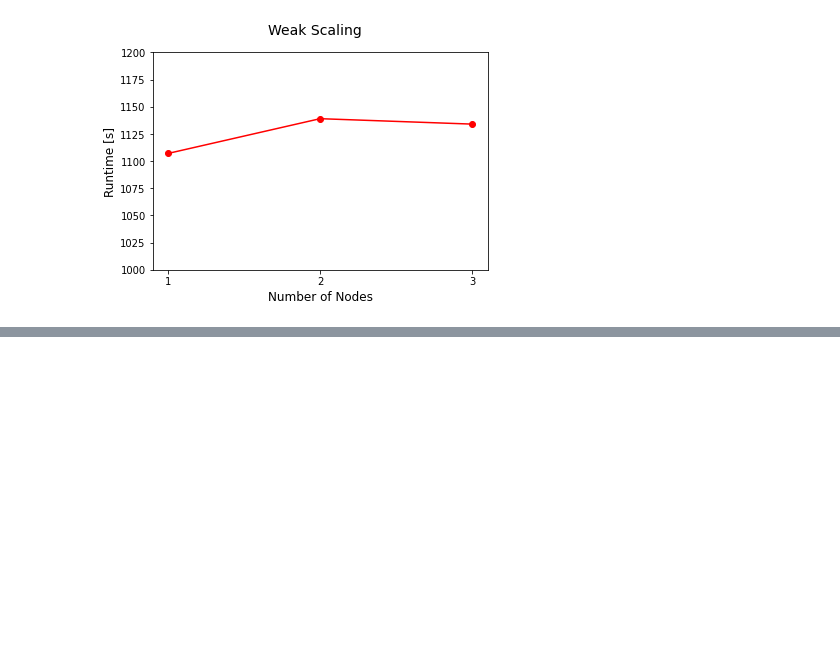
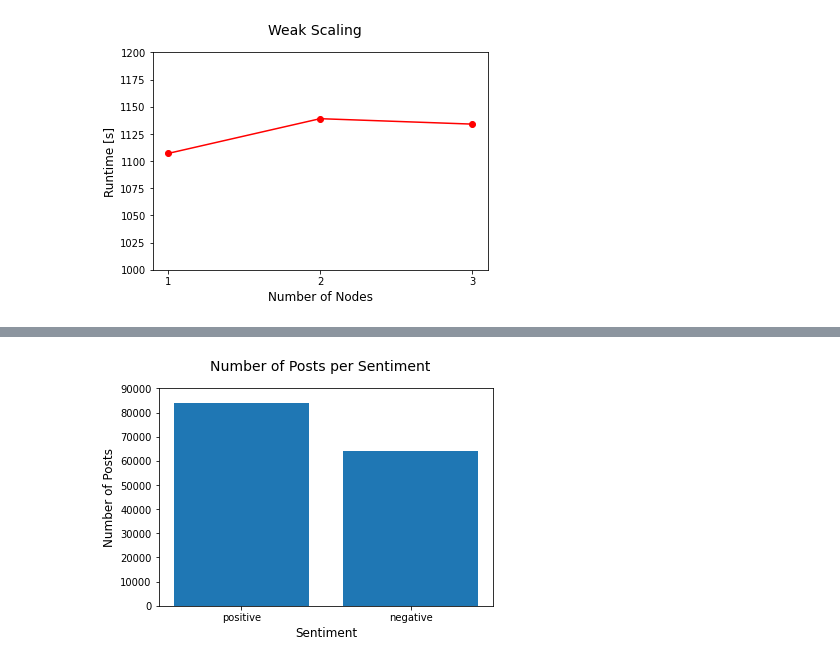
Before and after one commit to nmartinbekier/de1_g19_project, a Jupyter notebook: sentiment_analysis.ipynb, the cells around one changed output, grey strips where cells are left out. Drawn from its saved outputs; the diff is of its cells as text; code cells hidden in the pictures; blank space fills up the shorter version.

```diff
--- a/sentiment_analysis.ipynb
+++ b/sentiment_analysis.ipynb
@@ -191,2 +203,17 @@ fig.savefig('weak_scaling.jpg')
+# %%
+x = ['positive','negative']
+y = [83788, 63998]
+
+fig = plt.figure()
+plt.bar(x, y)
+plt.ylim([0, 90000])
+
+plt.xlabel('Sentiment', fontsize=12)
+plt.ylabel('Number of Posts', fontsize=12)
+
+fig.suptitle('Number of Posts per Sentiment', fontsize=14)
+fig.savefig('sentiment_analysis_num_posts.jpg')
+# %% [output]
+[figure, added]
 # %%
 spark_context.stop()
```
Also changed, not shown: parts of 4 cells of this notebook, 2 other files.
